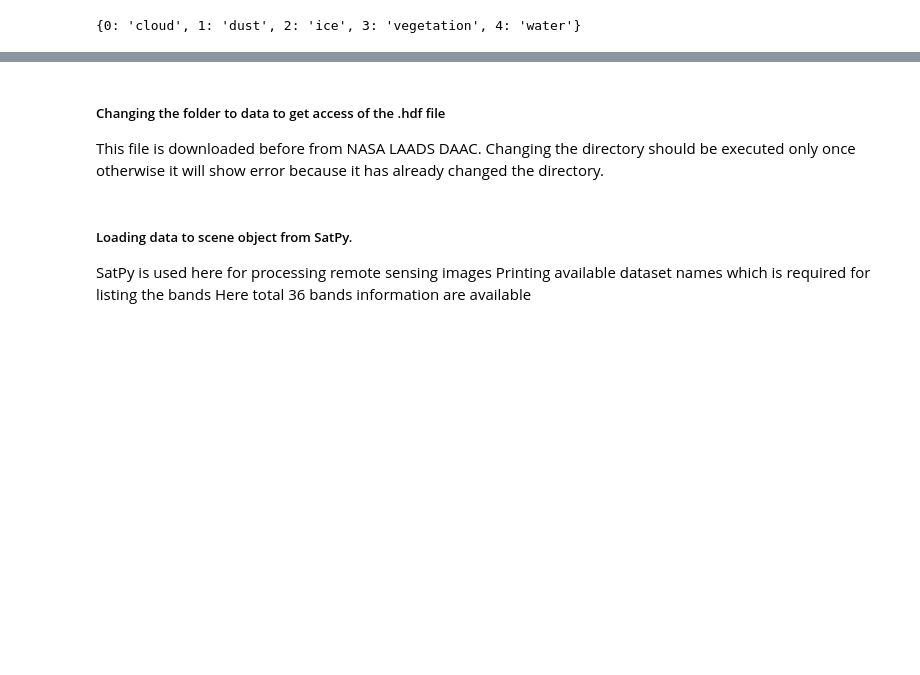
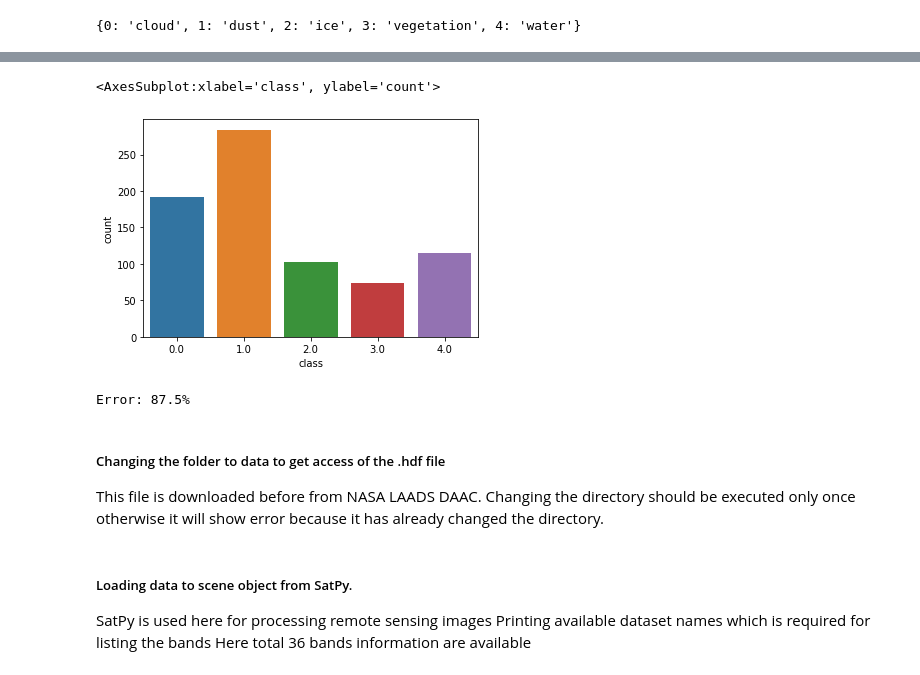
Before and after one commit to janTRik1423/thesis, a Jupyter notebook: Thesis.ipynb, the cells around one changed output, grey strips where cells are left out. Saved outputs shown, nothing was run; the diff lists cells and outputs as text; code cells hidden in the pictures; blank space fills up the shorter version.

Commit message:
Balanced accuracy done

```diff
--- a/Thesis.ipynb
+++ b/Thesis.ipynb
@@ -931,0 +991,3 @@ Test accuracy: 87.00%
+# %%
+df = pd.read_csv("dataset.csv")
+df.head()
@@ -932,3 +1001,19 @@ Test accuracy: 87.00%
+# %%
+sns.countplot(x = 'class', data = df)
+# %% [output]
+<AxesSubplot:xlabel='class', ylabel='count'>
+[figure, added]
+# %%
+from mlxtend.evaluate import scoring
+from mlxtend.evaluate.accuracy import accuracy_score
+
+y_targ = [1, 1, 1, 0, 0, 2, 0, 3]
+y_pred = [1, 0, 1, 0, 0, 2, 1, 3]
+res = scoring(y_target=y_targ, y_predicted=y_pred, metric='average per-class accuracy')
+
+print('Error: %s%%' % (res * 100))
+# %% [output]
+Error: 87.5%
 # %% [markdown]
 ##### Changing the folder to data to get access of the .hdf file
 This file is downloaded before from NASA LAADS DAAC. Changing the directory should be executed only once otherwise it will show error because it has already changed the directory.
```
Also changed, not shown: parts of 15 cells of this notebook, 2 other files.
